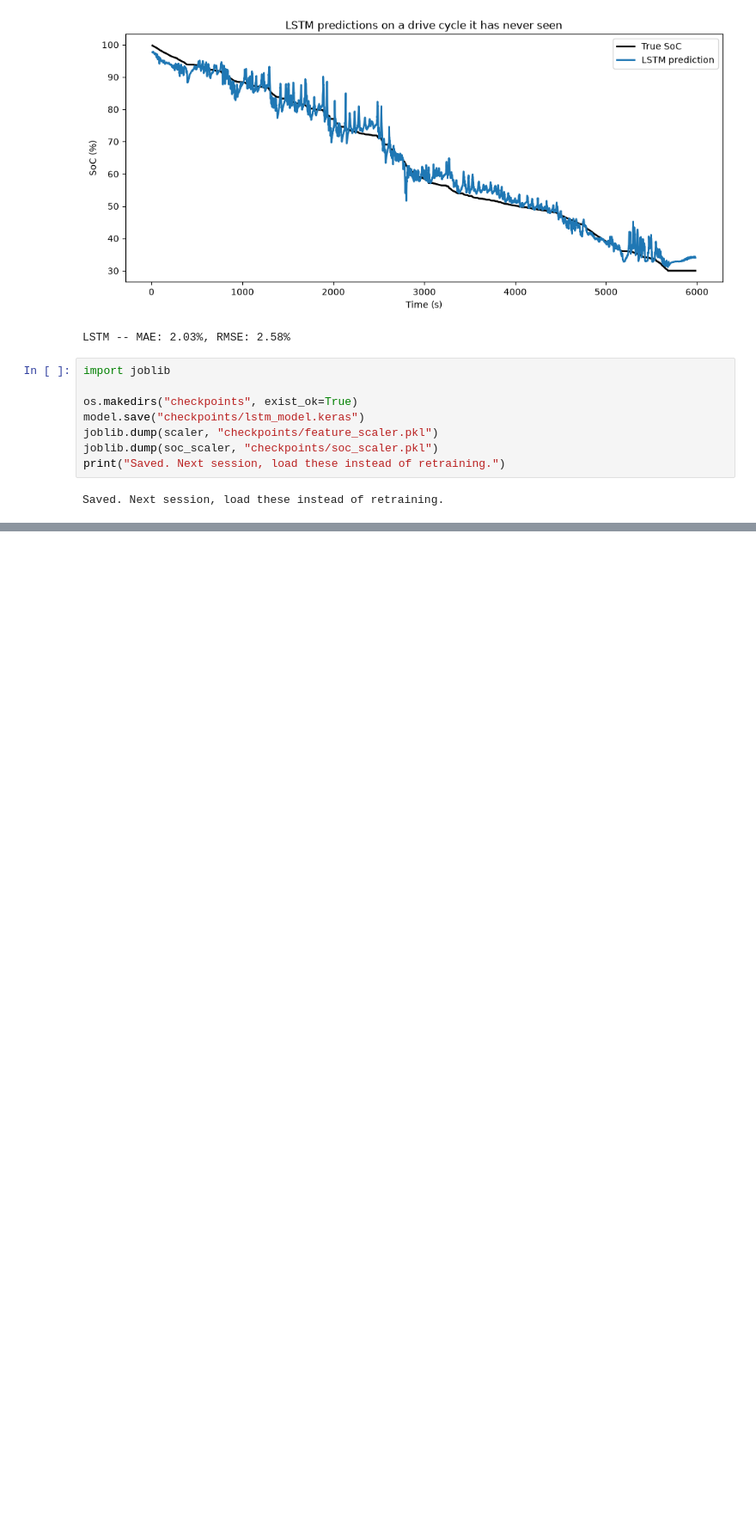
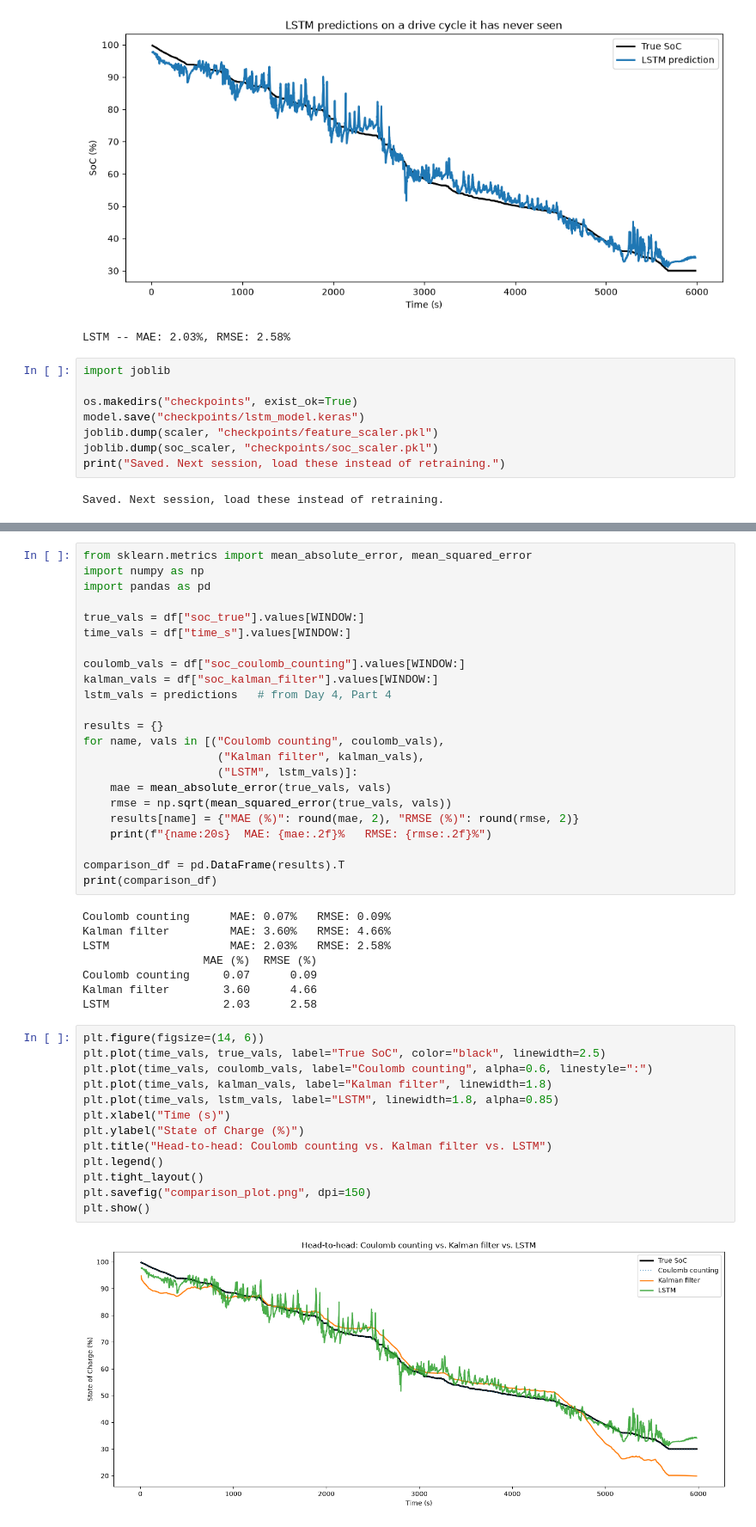
Before and after one commit to dibyashreesahu/ev-battery-soc-estimator, a Jupyter notebook: 01_explore_data.ipynb, the cells around one changed output, grey strips where cells are left out. Shown at 86% size. Drawn from its saved outputs; the diff is of its cells as text; blank space fills up the shorter version.

Commit message:
Day 5: three-way comparison, results table, README

```diff
--- a/01_explore_data.ipynb
+++ b/01_explore_data.ipynb
@@ -441,0 +449,46 @@ Saved. Next session, load these instead of retraining.
+# %%
+from sklearn.metrics import mean_absolute_error, mean_squared_error
+import numpy as np
+import pandas as pd
+
+true_vals = df["soc_true"].values[WINDOW:]
+time_vals = df["time_s"].values[WINDOW:]
+
+coulomb_vals = df["soc_coulomb_counting"].values[WINDOW:]
+kalman_vals = df["soc_kalman_filter"].values[WINDOW:]
+lstm_vals = predictions   # from Day 4, Part 4
+
+results = {}
+for name, vals in [("Coulomb counting", coulomb_vals),
+                    ("Kalman filter", kalman_vals),
+                    ("LSTM", lstm_vals)]:
+    mae = mean_absolute_error(true_vals, vals)
+    rmse = np.sqrt(mean_squared_error(true_vals, vals))
+    results[name] = {"MAE (%)": round(mae, 2), "RMSE (%)": round(rmse, 2)}
+    print(f"{name:20s}  MAE: {mae:.2f}%   RMSE: {rmse:.2f}%")
+
+comparison_df = pd.DataFrame(results).T
+print(comparison_df)
+# %% [output]
+Coulomb counting      MAE: 0.07%   RMSE: 0.09%
+Kalman filter         MAE: 3.60%   RMSE: 4.66%
+LSTM                  MAE: 2.03%   RMSE: 2.58%
+                  MAE (%)  RMSE (%)
+Coulomb counting     0.07      0.09
+Kalman filter        3.60      4.66
+LSTM                 2.03      2.58
+# %%
+plt.figure(figsize=(14, 6))
+plt.plot(time_vals, true_vals, label="True SoC", color="black", linewidth=2.5)
+plt.plot(time_vals, coulomb_vals, label="Coulomb counting", alpha=0.6, linestyle=":")
+plt.plot(time_vals, kalman_vals, label="Kalman filter", linewidth=1.8)
+plt.plot(time_vals, lstm_vals, label="LSTM", linewidth=1.8, alpha=0.85)
+plt.xlabel("Time (s)")
+plt.ylabel("State of Charge (%)")
+plt.title("Head-to-head: Coulomb counting vs. Kalman filter vs. LSTM")
+plt.legend()
+plt.tight_layout()
+plt.savefig("comparison_plot.png", dpi=150)
+plt.show()
+# %% [output]
+[figure, added]
```
Also changed, not shown: parts of 1 cell of this notebook, 2 other files.
